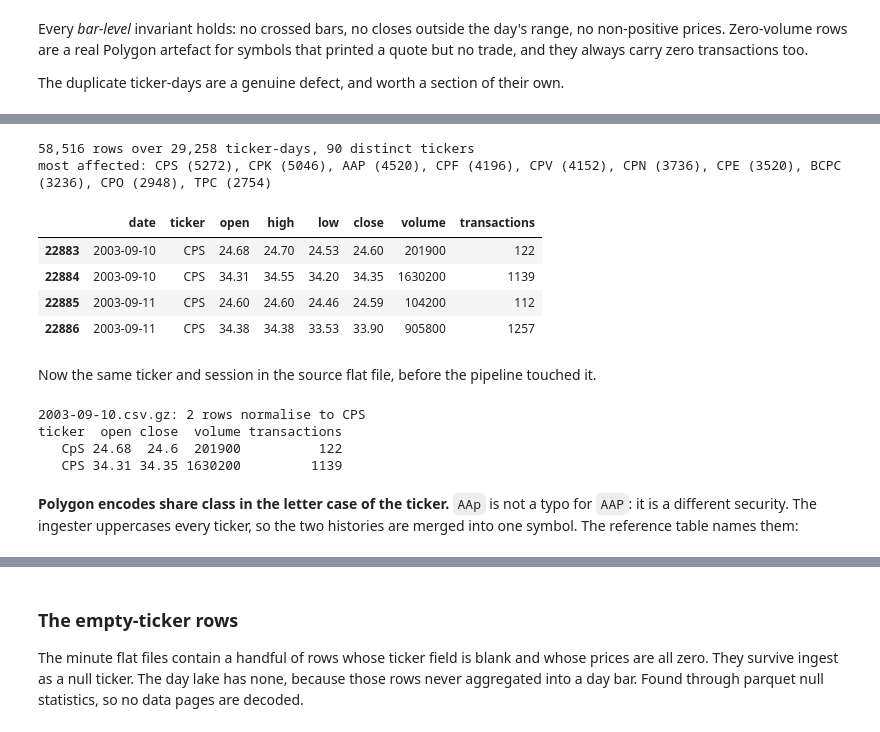
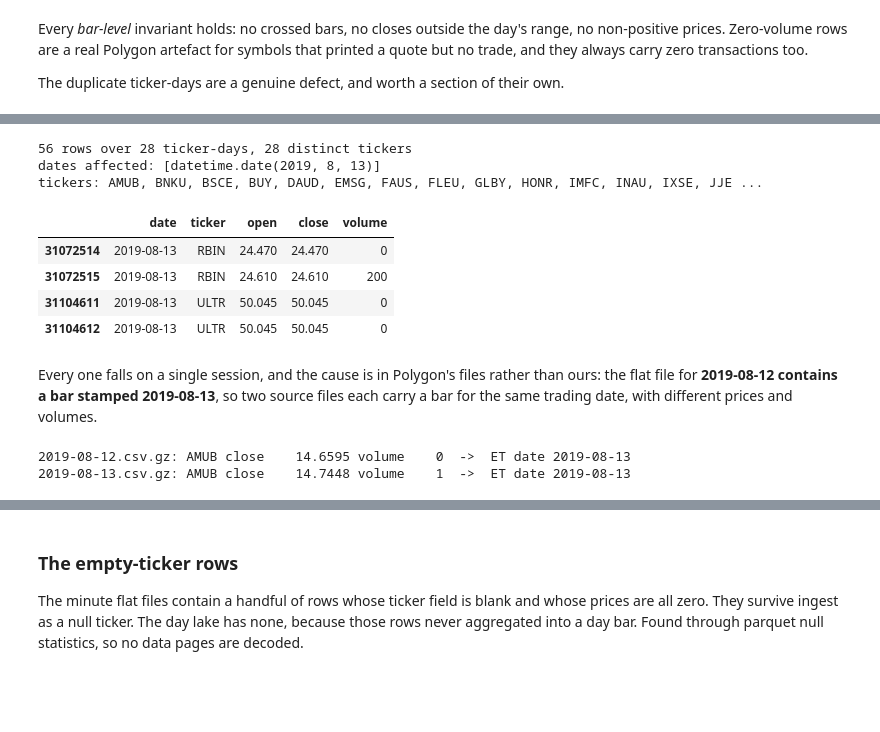
Before and after one commit to mengrenman/Polygon.io-data-ingestion-pipeline, a Jupyter notebook: notebooks/04_lake_inventory_and_quality.ipynb, the cells around one changed output, grey strips where cells are left out. Saved outputs shown, nothing was run; the diff lists cells and outputs as text; code cells hidden in the pictures; blank space fills up the shorter version.

```diff
--- a/notebooks/04_lake_inventory_and_quality.ipynb
+++ b/notebooks/04_lake_inventory_and_quality.ipynb
@@ -250,39 +252,38 @@ prices and volumes. Tracing one back to the flat file shows what happened.
 # %%
 dups = day[day.duplicated(["ticker", "date"], keep=False)]
-print(f"{len(dups):,} rows over {len(dups.drop_duplicates(['ticker', 'date'])):,} ticker-days, {dups['ticker'].nunique()} distinct tickers")
-worst = dups["ticker"].value_counts().head(10)
-print("most affected:", ", ".join(f"{t} ({n})" for t, n in worst.items()))
-dups[dups["ticker"] == worst.index[0]].sort_values("date").head(4)[
-    ["date", "ticker", "open", "high", "low", "close", "volume", "transactions"]]
+print(f"{len(dups):,} rows over {len(dups.drop_duplicates(['ticker', 'date'])):,} ticker-days, "
+      f"{dups['ticker'].nunique()} distinct tickers")
+print("dates affected:", sorted(dups["date"].dt.date.unique()))
+print("tickers:", ", ".join(sorted(dups["ticker"].unique())[:14]), "...")
+dups.sort_values(["ticker", "date"]).head(4)[["date", "ticker", "open", "close", "volume"]]
 # %% [output]
-58,516 rows over 29,258 ticker-days, 90 distinct tickers
-most affected: CPS (5272), CPK (5046), AAP (4520), CPF (4196), CPV (4152), CPN (3736), CPE (3520), BCPC (3236), CPO (2948), TPC (2754)
+56 rows over 28 ticker-days, 28 distinct tickers
+dates affected: [datetime.date(2019, 8, 13)]
+tickers: AMUB, BNKU, BSCE, BUY, DAUD, EMSG, FAUS, FLEU, GLBY, HONR, IMFC, INAU, IXSE, JJE ...
-|  | date | ticker | open | high | low | close | volume | transactions |
-| 22883 | 2003-09-10 | CPS | 24.68 | 24.70 | 24.53 | 24.60 | 201900 | 122 |
-| 22884 | 2003-09-10 | CPS | 34.31 | 34.55 | 34.20 | 34.35 | 1630200 | 1139 |
-| 22885 | 2003-09-11 | CPS | 24.60 | 24.60 | 24.46 | 24.59 | 104200 | 112 |
-| 22886 | 2003-09-11 | CPS | 34.38 | 34.38 | 33.53 | 33.90 | 905800 | 1257 |
+|  | date | ticker | open | close | volume |
+| 31072514 | 2019-08-13 | RBIN | 24.470 | 24.470 | 0 |
+| 31072515 | 2019-08-13 | RBIN | 24.610 | 24.610 | 200 |
+| 31104611 | 2019-08-13 | ULTR | 50.045 | 50.045 | 0 |
+| 31104612 | 2019-08-13 | ULTR | 50.045 | 50.045 | 0 |
-# %% [markdown]
-Now the same ticker and session in the source flat file, before the pipeline touched it.
+# %% [markdown]
+Every one falls on a single session, and the cause is in Polygon's files rather than ours: the
+flat file for **2019-08-12 contains a bar stamped 2019-08-13**, so two source files each carry a
+bar for the same trading date, with different prices and volumes.
 # %%
-import csv, gzip
+import csv
+import gzip
 
 FLAT = Path(os.environ.get("POLYGON_FLATFILES", Path.home() / "local" / "flatfiles"))
-probe_t, probe_d = worst.index[0], dups.loc[dups["ticker"] == worst.index[0], "date"].min()
-src_csv = FLAT / "day_aggs_v1" / f"{probe_d:%Y/%m/%Y-%m-%d}.csv.gz"
-if src_csv.exists():
-    raw = list(csv.reader(gzip.open(src_csv, "rt")))
-    hits = [r for r in raw[1:] if r[0].strip().upper() == probe_t]
-    print(f"{src_csv.name}: {len(hits)} rows normalise to {probe_t}")
-    print(pd.DataFrame(hits, columns=raw[0])[["ticker", "open", "close", "volume", "transactions"]].to_string(index=False))
+probe_t = sorted(dups["ticker"].unique())[0]
+if FLAT.is_dir():
+    for day_file in ("2019-08-12", "2019-08-13"):
+        src = FLAT / "day_aggs_v1" / "2019" / "08" / f"{day_file}.csv.gz"
+        for r in csv.reader(gzip.open(src, "rt")):
+            if r and r[0] == probe_t:
+                ts = pd.Timestamp(int(r[6]), unit="ns", tz="UTC").tz_convert("US/Eastern")
+                print(f"{src.name}: {probe_t} close {r[3]:>10} volume {r[1]:>4}  ->  ET date {ts.date()}")
 else:
     print(f"flat files not at {FLAT}; set POLYGON_FLATFILES to re-run this cell")
 # %% [output]
-2003-09-10.csv.gz: 2 rows normalise to CPS
-ticker  open close  volume transactions
-   CpS 24.68  24.6  201900          122
-   CPS 34.31 34.35 1630200         1139
+2019-08-12.csv.gz: AMUB close    14.6595 volume    0  ->  ET date 2019-08-13
+2019-08-13.csv.gz: AMUB close    14.7448 volume    1  ->  ET date 2019-08-13
-# %% [markdown]
-**Polygon encodes share class in the letter case of the ticker.** `AAp` is not a typo for
-`AAP`: it is a different security. The ingester uppercases every ticker, so the two
-histories are merged into one symbol. The reference table names them:
```
Also changed, not shown: parts of 19 cells of this notebook, 2 other files.
